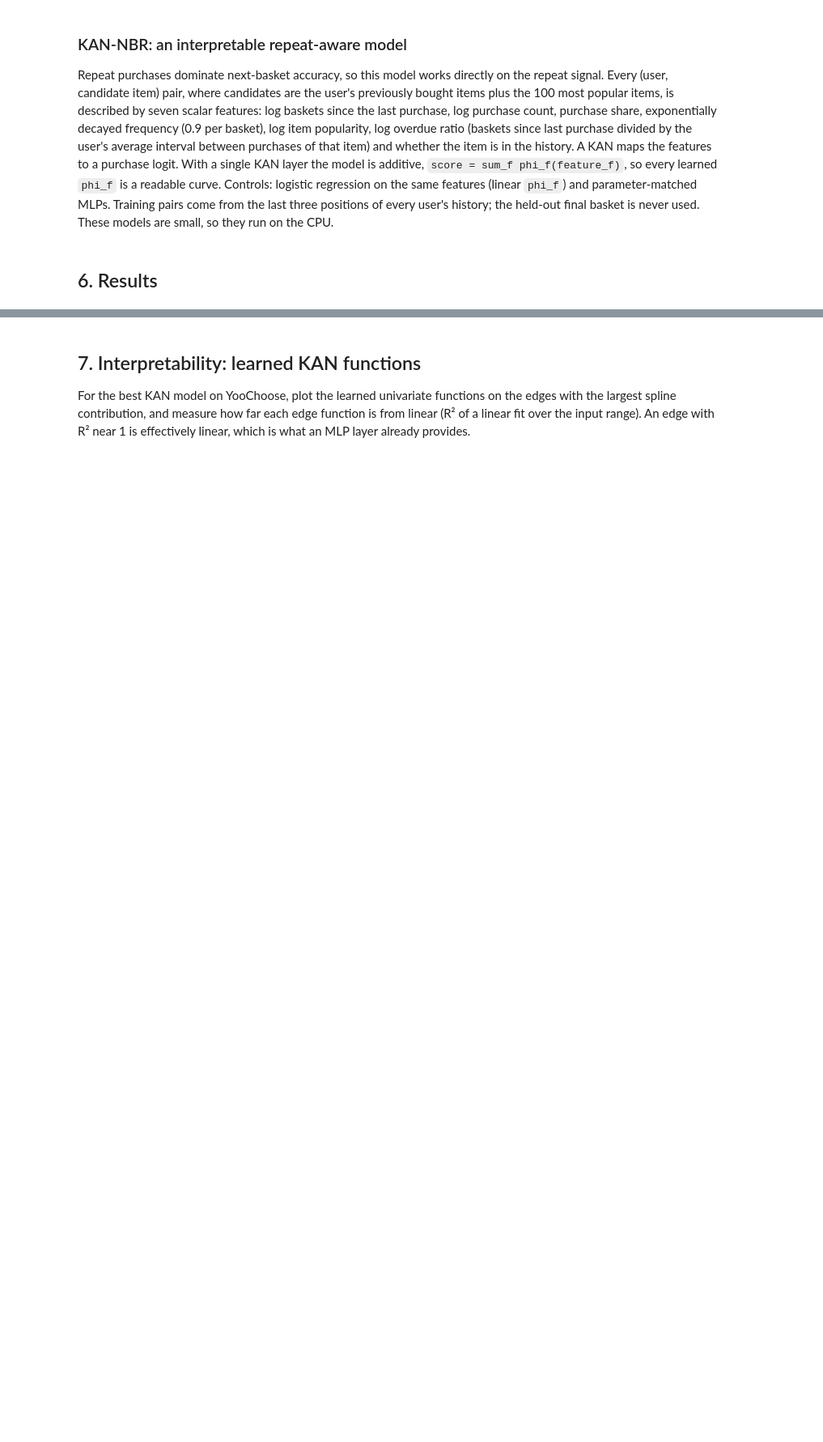
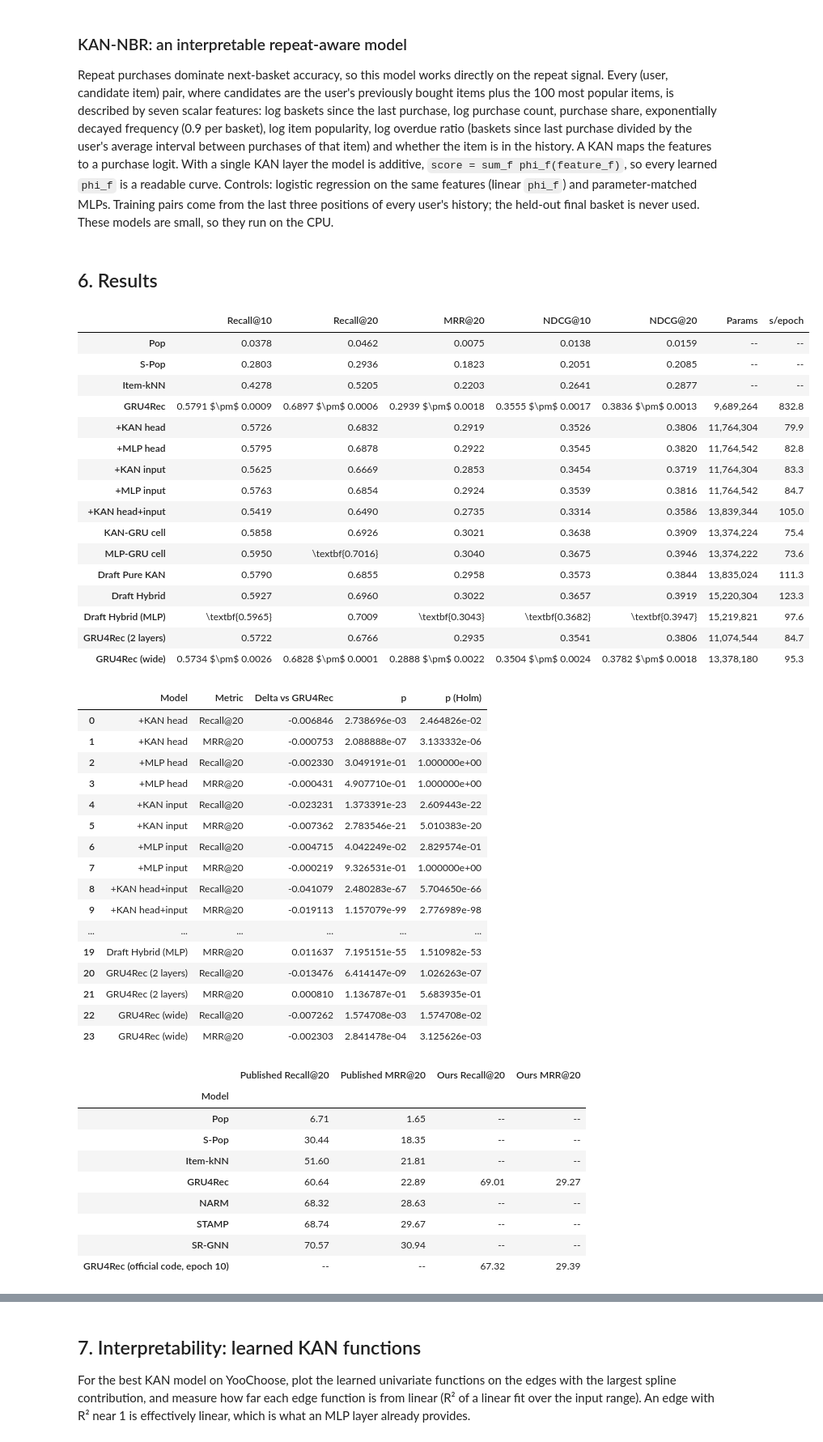
Before and after one commit to yashdagar/kan-rec, a Jupyter notebook: kan_rec.ipynb, the cells around one changed output, grey strips where cells are left out. Shown at 81% size. Drawn from its saved outputs; the diff is of its cells as text; code cells hidden in the pictures; blank space fills up the shorter version.

```diff
--- a/kan_rec.ipynb
+++ b/kan_rec.ipynb
@@ -379,7 +438,7 @@ for frac in CFG["yoochoose_fractions"]:
                    f"tab:results_{name}")
     sig = rp.session_significance(RESULTS, name, list(SESSION_MODELS), seed=CFG["seeds"][0])
     display(sig)
-    rp.write_latex(sig.assign(**{"p": sig["p"].map("{:.2e}".format), "p (Holm)": sig["p (Holm)"].map("{:.2e}".format)}).set_index("Model"),
+    rp.write_latex(sig.assign(**{"p": sig["p"].map(rp.fmt_p), "p (Holm)": sig["p (Holm)"].map(rp.fmt_p)}).set_index("Model"),
                    GEN / f"significance_{name}.tex",
                    f"Paired Wilcoxon signed-rank tests against GRU4Rec on YooChoose 1/{frac} test events (Holm-corrected).",
                    f"tab:sig_{name}")
@@ -387,30 +446,75 @@ for frac in CFG["yoochoose_fractions"]:
 PUBLISHED_YC64 = {"Pop": (6.71, 1.65), "S-Pop": (30.44, 18.35), "Item-kNN": (51.60, 21.81), "GRU4Rec": (60.64, 22.89),
                   "NARM": (68.32, 28.63), "STAMP": (68.74, 29.67), "SR-GNN": (70.57, 30.94)}
 if 64 in CFG["yoochoose_fractions"]:
     ours = {r["model"]: r["test"] for r in ALL if r["dataset"] == "yoochoose64" and r["seed"] == CFG["seeds"][0]}
     ref_path = ROOT / "results" / "official_gru4rec_yoochoose64.json"
     rows = []
     for m, (rec, mrr) in PUBLISHED_YC64.items():
         row = {"Model": m, "Published Recall@20": f"{rec:.2f}", "Published MRR@20": f"{mrr:.2f}"}
         if m in ours:
             row.update({"Ours Recall@20": f"{100 * ours[m]['Recall@20']:.2f}", "Ours MRR@20": f"{100 * ours[m]['MRR@20']:.2f}"})
         rows.append(row)
     if ref_path.exists():
         ref = json.loads(ref_path.read_text())["test"]
         rows.append({"Model": "GRU4Rec (official code, epoch 10)", "Published Recall@20": "", "Published MRR@20": "",
                      "Ours Recall@20": f"{100 * ref['Recall@20']:.2f}", "Ours MRR@20": f"{100 * ref['MRR@20']:.2f}"})
     repro = pd.DataFrame(rows).set_index("Model").fillna("--").replace("", "--")
     display(repro)
     rp.write_latex(repro, GEN / "reproduction_yoochoose64.tex",
                    "Our yoochoose1/64 test results next to the numbers published by Wu et al. (SR-GNN, 2019), in \\%. "
                    "The published GRU4Rec row is the original 2016 version; ours uses the improved 2018 training.",
                    "tab:repro")
 
 abl = [r for r in ALL if RUN_ABLATION and r["dataset"] == f"yoochoose{CFG['yoochoose_fractions'][0]}"
        and r["model"].startswith(BEST_PLACEMENT + " [") and r["seed"] == CFG["seeds"][0]]
 if abl:
     adf = pd.DataFrame([{"Variant": r["model"].split("[")[1].rstrip("]"), "Valid Recall@20": r["valid"]["Recall@20"],
                          "Test Recall@20": r["test"]["Recall@20"], "Test MRR@20": r["test"]["MRR@20"],
                          "Params": f"{r['n_params']:,}", "s/epoch": round(r["train_s_per_epoch"], 1)} for r in abl]).set_index("Variant")
     display(adf)
     rp.write_latex(adf.round(4), GEN / "ablation_basis.tex", f"KAN basis and grid ablation for {BEST_PLACEMENT} on YooChoose.", "tab:ablation")
+# %% [output]
+|  | Recall@10 | Recall@20 | MRR@20 | NDCG@10 | NDCG@20 | Params | s/epoch |
+| Pop | 0.0378 | 0.0462 | 0.0075 | 0.0138 | 0.0159 | -- | -- |
+| S-Pop | 0.2803 | 0.2936 | 0.1823 | 0.2051 | 0.2085 | -- | -- |
+| Item-kNN | 0.4278 | 0.5205 | 0.2203 | 0.2641 | 0.2877 | -- | -- |
+| GRU4Rec | 0.5791 $\pm$ 0.0009 | 0.6897 $\pm$ 0.0006 | 0.2939 $\pm$ 0.0018 | 0.3555 $\pm$ 0.0017 | 0.3836 $\pm$ 0.0013 | 9,689,264 | 832.8 |
+| +KAN head | 0.5726 | 0.6832 | 0.2919 | 0.3526 | 0.3806 | 11,764,304 | 79.9 |
+| +MLP head | 0.5795 | 0.6878 | 0.2922 | 0.3545 | 0.3820 | 11,764,542 | 82.8 |
+| +KAN input | 0.5625 | 0.6669 | 0.2853 | 0.3454 | 0.3719 | 11,764,304 | 83.3 |
+| +MLP input | 0.5763 | 0.6854 | 0.2924 | 0.3539 | 0.3816 | 11,764,542 | 84.7 |
+| +KAN head+input | 0.5419 | 0.6490 | 0.2735 | 0.3314 | 0.3586 | 13,839,344 | 105.0 |
+| KAN-GRU cell | 0.5858 | 0.6926 | 0.3021 | 0.3638 | 0.3909 | 13,374,224 | 75.4 |
+| MLP-GRU cell | 0.5950 | \textbf{0.7016} | 0.3040 | 0.3675 | 0.3946 | 13,374,222 | 73.6 |
+| Draft Pure KAN | 0.5790 | 0.6855 | 0.2958 | 0.3573 | 0.3844 | 13,835,024 | 111.3 |
+| Draft Hybrid | 0.5927 | 0.6960 | 0.3022 | 0.3657 | 0.3919 | 15,220,304 | 123.3 |
+| Draft Hybrid (MLP) | \textbf{0.5965} | 0.7009 | \textbf{0.3043} | \textbf{0.3682} | \textbf{0.3947} | 15,219,821 | 97.6 |
+| GRU4Rec (2 layers) | 0.5722 | 0.6766 | 0.2935 | 0.3541 | 0.3806 | 11,074,544 | 84.7 |
+| GRU4Rec (wide) | 0.5734 $\pm$ 0.0026 | 0.6828 $\pm$ 0.0001 | 0.2888 $\pm$ 0.0022 | 0.3504 $\pm$ 0.0024 | 0.3782 $\pm$ 0.0018 | 13,378,180 | 95.3 |
+|  | Model | Metric | Delta vs GRU4Rec | p | p (Holm) |
+| 0 | +KAN head | Recall@20 | -0.006846 | 2.738696e-03 | 2.464826e-02 |
+| 1 | +KAN head | MRR@20 | -0.000753 | 2.088888e-07 | 3.133332e-06 |
+| 2 | +MLP head | Recall@20 | -0.002330 | 3.049191e-01 | 1.000000e+00 |
+| 3 | +MLP head | MRR@20 | -0.000431 | 4.907710e-01 | 1.000000e+00 |
+| 4 | +KAN input | Recall@20 | -0.023231 | 1.373391e-23 | 2.609443e-22 |
+| 5 | +KAN input | MRR@20 | -0.007362 | 2.783546e-21 | 5.010383e-20 |
+| 6 | +MLP input | Recall@20 | -0.004715 | 4.042249e-02 | 2.829574e-01 |
+| 7 | +MLP input | MRR@20 | -0.000219 | 9.326531e-01 | 1.000000e+00 |
+| 8 | +KAN head+input | Recall@20 | -0.041079 | 2.480283e-67 | 5.704650e-66 |
+| 9 | +KAN head+input | MRR@20 | -0.019113 | 1.157079e-99 | 2.776989e-98 |
+| ... | ... | ... | ... | ... | ... |
+| 19 | Draft Hybrid (MLP) | MRR@20 | 0.011637 | 7.195151e-55 | 1.510982e-53 |
+| 20 | GRU4Rec (2 layers) | Recall@20 | -0.013476 | 6.414147e-09 | 1.026263e-07 |
+| 21 | GRU4Rec (2 layers) | MRR@20 | 0.000810 | 1.136787e-01 | 5.683935e-01 |
+| 22 | GRU4Rec (wide) | Recall@20 | -0.007262 | 1.574708e-03 | 1.574708e-02 |
+| 23 | GRU4Rec (wide) | MRR@20 | -0.002303 | 2.841478e-04 | 3.125626e-03 |
+|  | Published Recall@20 | Published MRR@20 | Ours Recall@20 | Ours MRR@20 |
+| Model |  |  |  |  |
+| Pop | 6.71 | 1.65 | -- | -- |
+| S-Pop | 30.44 | 18.35 | -- | -- |
+| Item-kNN | 51.60 | 21.81 | -- | -- |
+| GRU4Rec | 60.64 | 22.89 | 69.01 | 29.27 |
+| NARM | 68.32 | 28.63 | -- | -- |
+| STAMP | 68.74 | 29.67 | -- | -- |
+| SR-GNN | 70.57 | 30.94 | -- | -- |
+| GRU4Rec (official code, epoch 10) | -- | -- | 67.32 | 29.39 |
```
Also changed, not shown: parts of 15 cells of this notebook, 38 other files.
